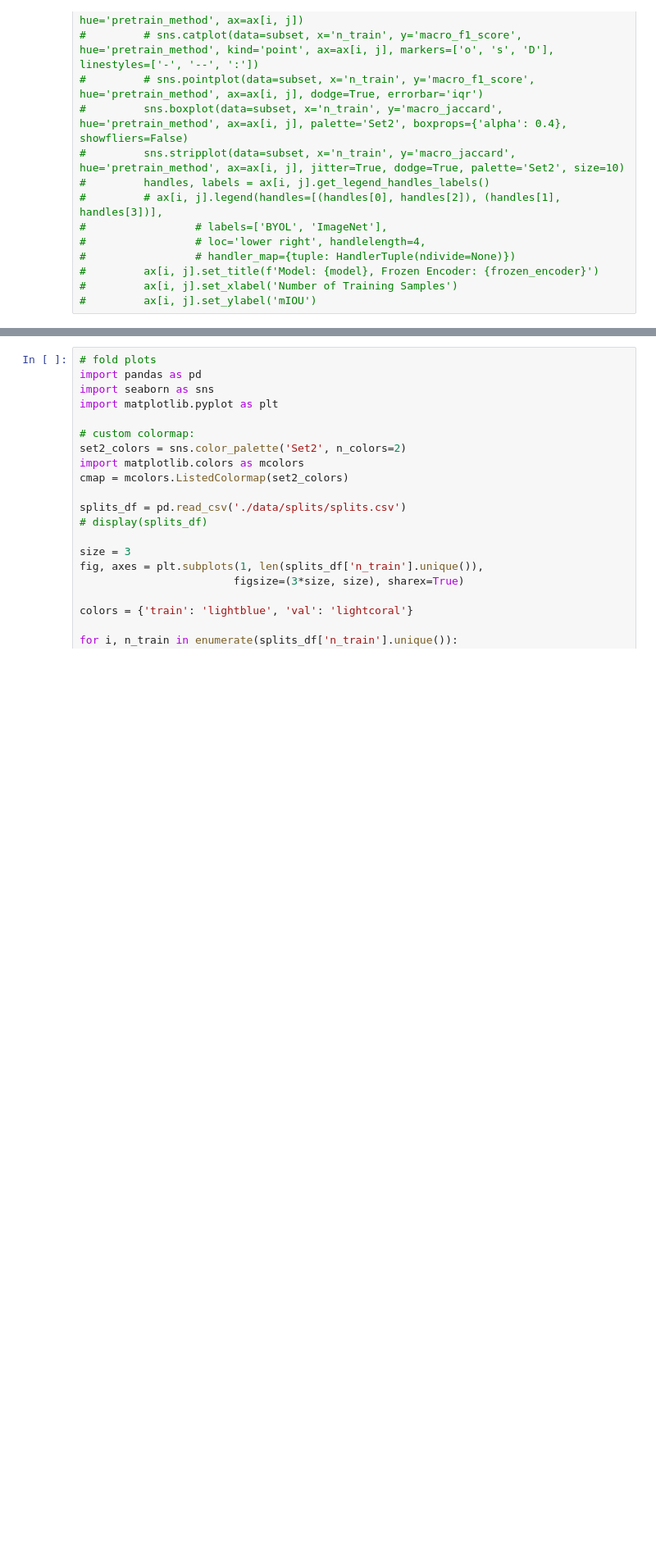
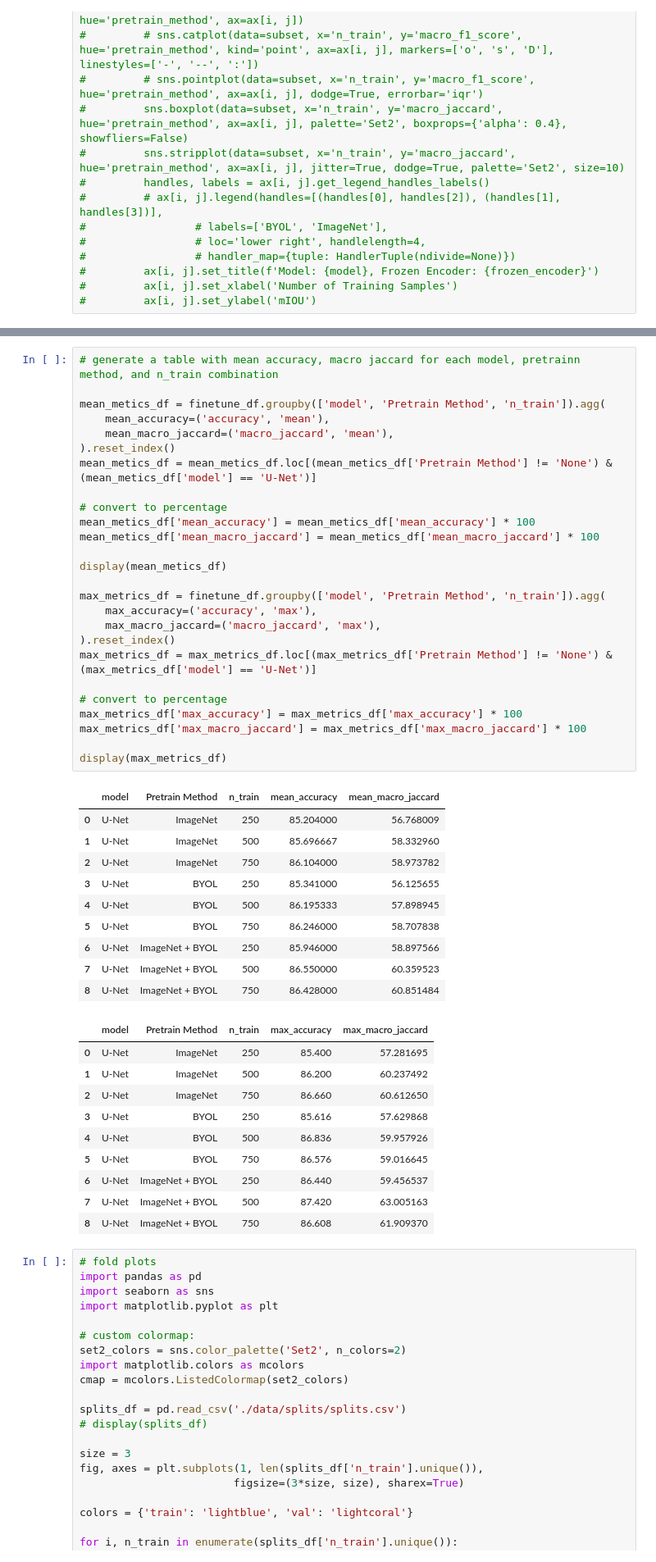
Before and after one commit to DakotaHester/ms-land-cover, a Jupyter notebook: pretrain_results.ipynb, the cells around one changed output, grey strips where cells are left out. Shown at 82% size. Saved outputs shown, nothing was run; the diff lists cells and outputs as text; blank space fills up the shorter version.

```diff
--- a/pretrain_results.ipynb
+++ b/pretrain_results.ipynb
@@ -271,3 +406,50 @@ fig.tight_layout()
+# %%
+# generate a table with mean accuracy, macro jaccard for each model, pretrainn method, and n_train combination
+
+mean_metics_df = finetune_df.groupby(['model', 'Pretrain Method', 'n_train']).agg(
+    mean_accuracy=('accuracy', 'mean'),
+    mean_macro_jaccard=('macro_jaccard', 'mean'),
+).reset_index()
+mean_metics_df = mean_metics_df.loc[(mean_metics_df['Pretrain Method'] != 'None') & (mean_metics_df['model'] == 'U-Net')]
+
+# convert to percentage
+mean_metics_df['mean_accuracy'] = mean_metics_df['mean_accuracy'] * 100
+mean_metics_df['mean_macro_jaccard'] = mean_metics_df['mean_macro_jaccard'] * 100
+
+display(mean_metics_df)
+
+max_metrics_df = finetune_df.groupby(['model', 'Pretrain Method', 'n_train']).agg(
+    max_accuracy=('accuracy', 'max'),
+    max_macro_jaccard=('macro_jaccard', 'max'),
+).reset_index()
+max_metrics_df = max_metrics_df.loc[(max_metrics_df['Pretrain Method'] != 'None') & (max_metrics_df['model'] == 'U-Net')]
+
+# convert to percentage
+max_metrics_df['max_accuracy'] = max_metrics_df['max_accuracy'] * 100
+max_metrics_df['max_macro_jaccard'] = max_metrics_df['max_macro_jaccard'] * 100
+
+display(max_metrics_df)
+# %% [output]
+|  | model | Pretrain Method | n_train | mean_accuracy | mean_macro_jaccard |
+| 0 | U-Net | ImageNet | 250 | 85.204000 | 56.768009 |
+| 1 | U-Net | ImageNet | 500 | 85.696667 | 58.332960 |
+| 2 | U-Net | ImageNet | 750 | 86.104000 | 58.973782 |
+| 3 | U-Net | BYOL | 250 | 85.341000 | 56.125655 |
+| 4 | U-Net | BYOL | 500 | 86.195333 | 57.898945 |
+| 5 | U-Net | BYOL | 750 | 86.246000 | 58.707838 |
+| 6 | U-Net | ImageNet + BYOL | 250 | 85.946000 | 58.897566 |
+| 7 | U-Net | ImageNet + BYOL | 500 | 86.550000 | 60.359523 |
+| 8 | U-Net | ImageNet + BYOL | 750 | 86.428000 | 60.851484 |
+|  | model | Pretrain Method | n_train | max_accuracy | max_macro_jaccard |
+| 0 | U-Net | ImageNet | 250 | 85.400 | 57.281695 |
+| 1 | U-Net | ImageNet | 500 | 86.200 | 60.237492 |
+| 2 | U-Net | ImageNet | 750 | 86.660 | 60.612650 |
+| 3 | U-Net | BYOL | 250 | 85.616 | 57.629868 |
+| 4 | U-Net | BYOL | 500 | 86.836 | 59.957926 |
+| 5 | U-Net | BYOL | 750 | 86.576 | 59.016645 |
+| 6 | U-Net | ImageNet + BYOL | 250 | 86.440 | 59.456537 |
+| 7 | U-Net | ImageNet + BYOL | 500 | 87.420 | 63.005163 |
+| 8 | U-Net | ImageNet + BYOL | 750 | 86.608 | 61.909370 |
 # %%
 # fold plots
 import pandas as pd
```
Also changed, not shown: parts of 5 cells of this notebook, 24 other files.
